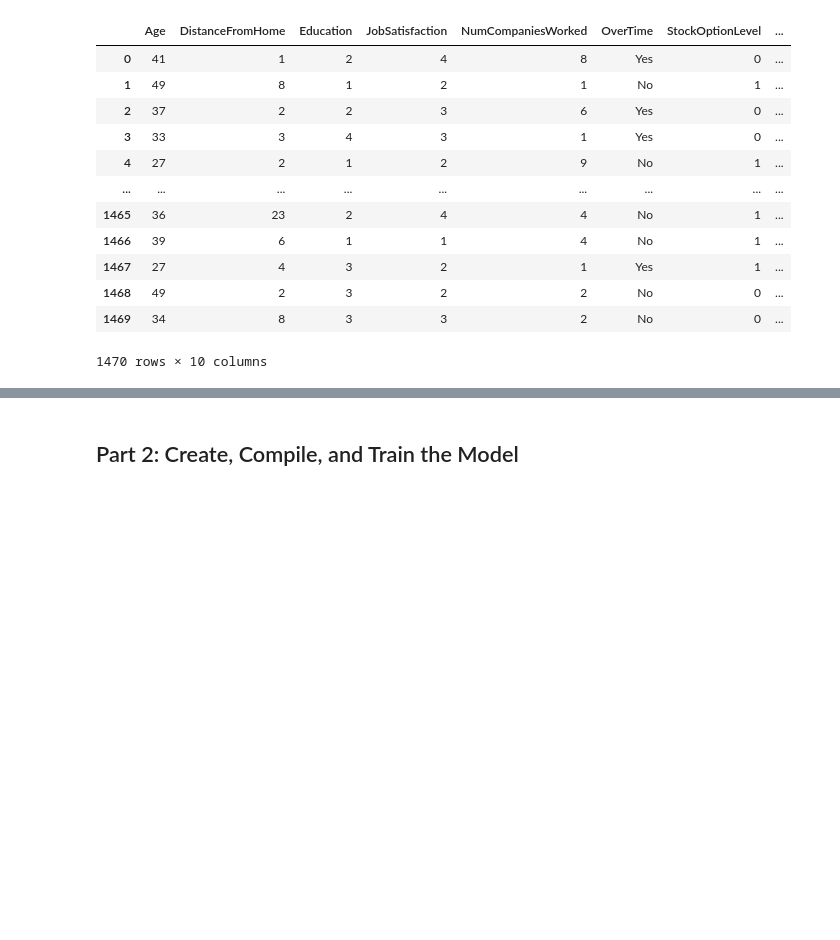
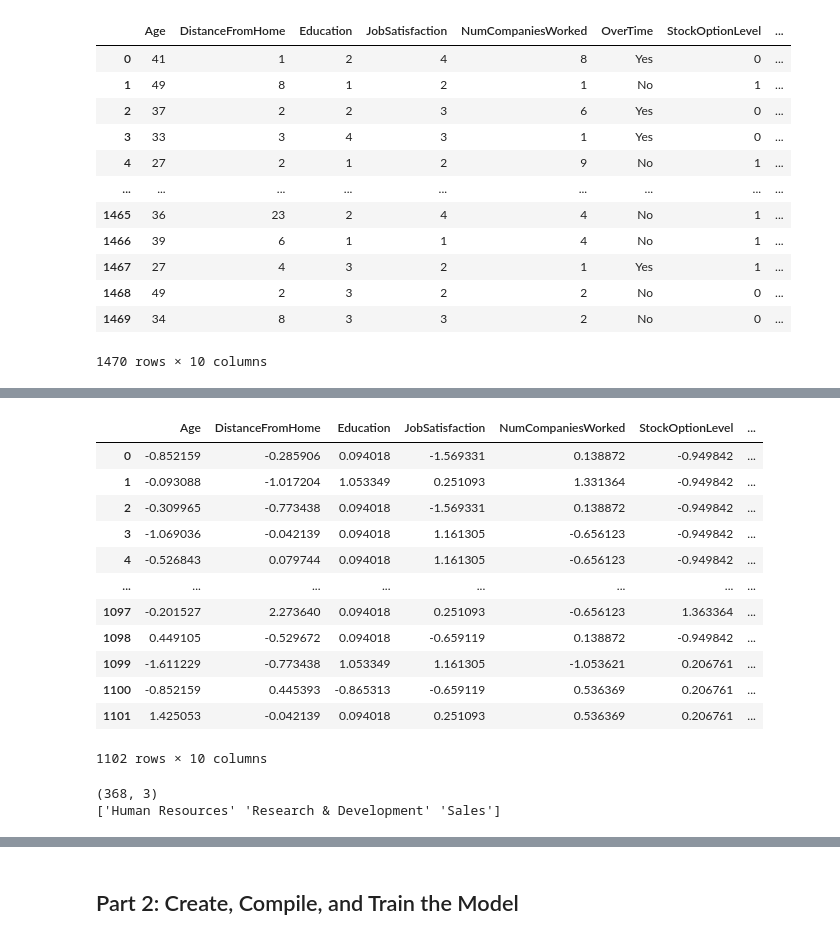
Before and after one commit to harrismhurley/neural-network-challenge-2, a Jupyter notebook: attrition.ipynb, the cells around one changed output, grey strips where cells are left out. Saved outputs shown, nothing was run; the diff lists cells and outputs as text; code cells hidden in the pictures; blank space fills up the shorter version.

```diff
--- a/attrition.ipynb
+++ b/attrition.ipynb
@@ -54,9 +55,20 @@ y_df.head()
 | 4 | No | Research & Development |
 # %%
 # Create a list of at least 10 column names to use as X data
-X = attrition_df[["Age", "DistanceFromHome", "Education", "JobSatisfaction",
-                  "NumCompaniesWorked", "OverTime", "StockOptionLevel",
-                  "TotalWorkingYears", "WorkLifeBalance", "YearsAtCompany"]]
+X = attrition_df[
+    [
+        "Age",
+        "DistanceFromHome",
+        "Education",
+        "JobSatisfaction",
+        "NumCompaniesWorked",
+        "OverTime",
+        "StockOptionLevel",
+        "TotalWorkingYears",
+        "WorkLifeBalance",
+        "YearsAtCompany",
+    ]
+]
 
 # Create X_df using your selected columns
 X_df = X
@@ -100,13 +126,21 @@ X_train, X_test, y_train, y_test = train_test_split(X_df, y_df, random_state=42)
 # Add new code cells as necessary
 from sklearn.preprocessing import OneHotEncoder
 
-encoder = OneHotEncoder(sparse_output=False, drop='first')
+ot_encoder = OneHotEncoder(sparse_output=False, drop='first')
 
-X_train_encoded = encoder.fit_transform(X_train[['OverTime']])
-X_test_encoded = encoder.transform(X_test[['OverTime']])
+X_train_ot_encoded = ot_encoder.fit_transform(X_train[['OverTime']])
+X_test_ot_encoded = ot_encoder.transform(X_test[['OverTime']])
 
-X_train_encoded_df = pd.DataFrame(X_train_encoded, columns=['OverTime_Yes'], index=X_train.index)
-X_test_encoded_df = pd.DataFrame(X_test_encoded, columns=['OverTime_Yes'], index=X_test.index)
 
-X_train = X_train.drop(columns=['OverTime']).join(X_train_encoded_df)
-X_test = X_test.drop(columns=['OverTime']).join(X_test_encoded_df)
+ot_features = ot_encoder.get_feature_names_out(['OverTime'])
+
+X_train_ot_df = pd.DataFrame(X_train_ot_encoded, columns=ot_features, index=X_train.index)
+X_test_ot_df = pd.DataFrame(X_test_ot_encoded, columns=ot_features, index=X_test.index)
+
+X_train = X_train.drop(columns=['OverTime'])
+X_test = X_test.drop(columns=['OverTime'])
+
+X_train = pd.concat([X_train, X_train_ot_df], axis=1)
+X_test = pd.concat([X_test, X_test_ot_df], axis=1)
+
+X_train.head()
@@ -113,22 +154,46 @@ X_test = X_test.drop(columns=['OverTime']).join(X_test_encoded_df)
 # %%
 # Create a StandardScaler
 scaler = StandardScaler()
 
 # Fit the StandardScaler to the training data
 scaler.fit(X_train)
 # Scale the training and testing data
-X_train_scaled = scaler.transform(X_train)
-X_test_scaled = scaler.transform(X_test)
+X_train_scaled = pd.DataFrame(scaler.transform(X_train), columns=X_train.columns)
+X_test_scaled = pd.DataFrame(scaler.transform(X_test), columns=X_test.columns)
+
+X_train_scaled
+# %% [output]
+|  | Age | DistanceFromHome | Education | JobSatisfaction | NumCompaniesWorked | StockOptionLevel | ... |
+| 0 | -0.852159 | -0.285906 | 0.094018 | -1.569331 | 0.138872 | -0.949842 | ... |
+| 1 | -0.093088 | -1.017204 | 1.053349 | 0.251093 | 1.331364 | -0.949842 | ... |
+| 2 | -0.309965 | -0.773438 | 0.094018 | -1.569331 | 0.138872 | -0.949842 | ... |
+| 3 | -1.069036 | -0.042139 | 0.094018 | 1.161305 | -0.656123 | -0.949842 | ... |
+| 4 | -0.526843 | 0.079744 | 0.094018 | 1.161305 | -0.656123 | -0.949842 | ... |
+| ... | ... | ... | ... | ... | ... | ... | ... |
+| 1097 | -0.201527 | 2.273640 | 0.094018 | 0.251093 | -0.656123 | 1.363364 | ... |
+| 1098 | 0.449105 | -0.529672 | 0.094018 | -0.659119 | 0.138872 | -0.949842 | ... |
+| 1099 | -1.611229 | -0.773438 | 1.053349 | 1.161305 | -1.053621 | 0.206761 | ... |
+| 1100 | -0.852159 | 0.445393 | -0.865313 | -0.659119 | 0.536369 | 0.206761 | ... |
+| 1101 | 1.425053 | -0.042139 | 0.094018 | 0.251093 | 0.536369 | 0.206761 | ... |
+1102 rows × 10 columns
 # %%
 # Create a OneHotEncoder for the Department column
-dept_encoder = OneHotEncoder(sparse_output=False, drop='first')
+from sklearn.preprocessing import OneHotEncoder
+
+dept_encoder = OneHotEncoder(sparse_output=False)
 
 # Fit the encoder to the training data
-dept_encoder.fit(y_train[['Department']])
+dept_encoder.fit(y_train[["Department"]])
 
 # Create two new variables by applying the encoder
 # to the training and testing data
-y_train_department_encoded = dept_encoder.transform(y_train[['Department']])
-y_test_department_encoded = dept_encoder.transform(y_test[['Department']])
+y_train_department_encoded = dept_encoder.transform(y_train[["Department"]])
+y_test_department_encoded = dept_encoder.transform(y_test[["Department"]])
+
+print(y_test_department_encoded.shape)
+print(dept_encoder.categories_[0])
+# %% [output]
+(368, 3)
+['Human Resources' 'Research & Development' 'Sales']
 # %%
 # Create a OneHotEncoder for the Attrition column
```
Also changed, not shown: parts of 15 cells of this notebook, 1 other file.
